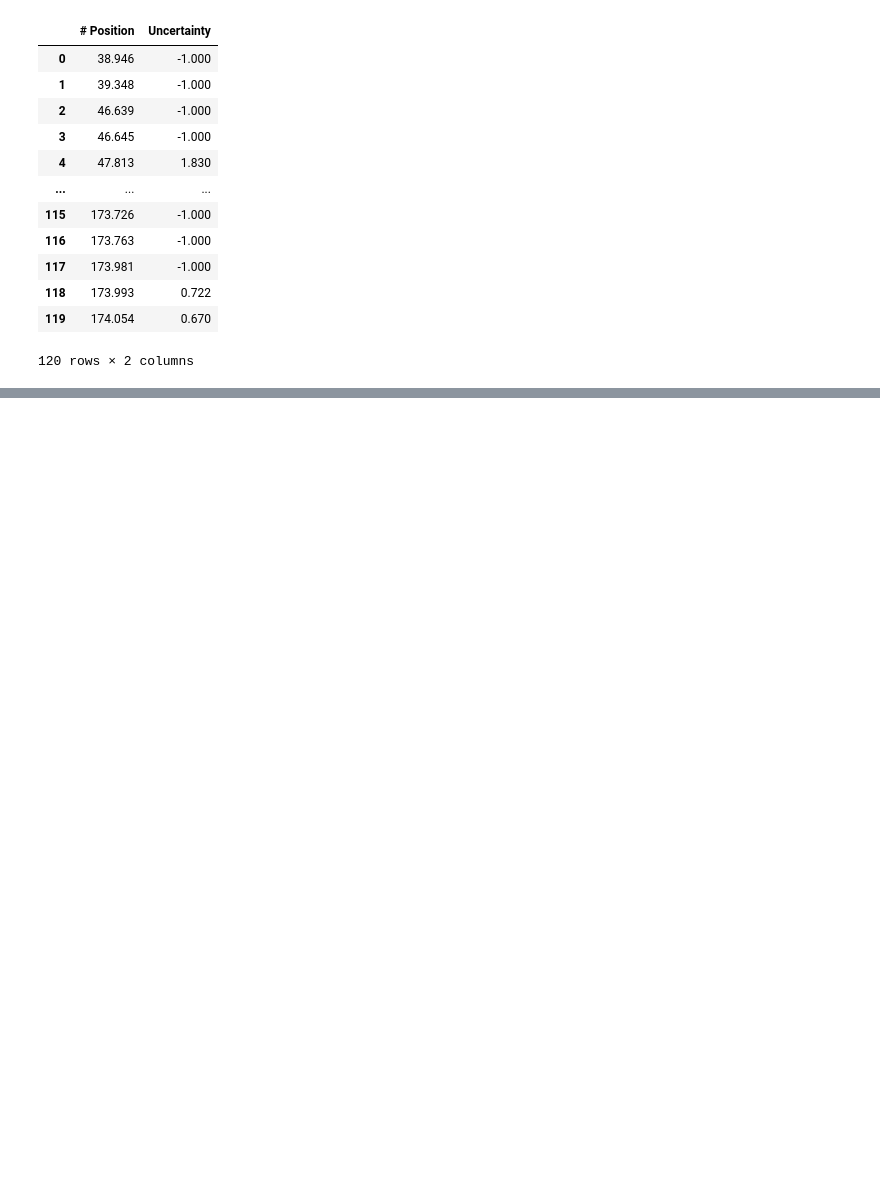
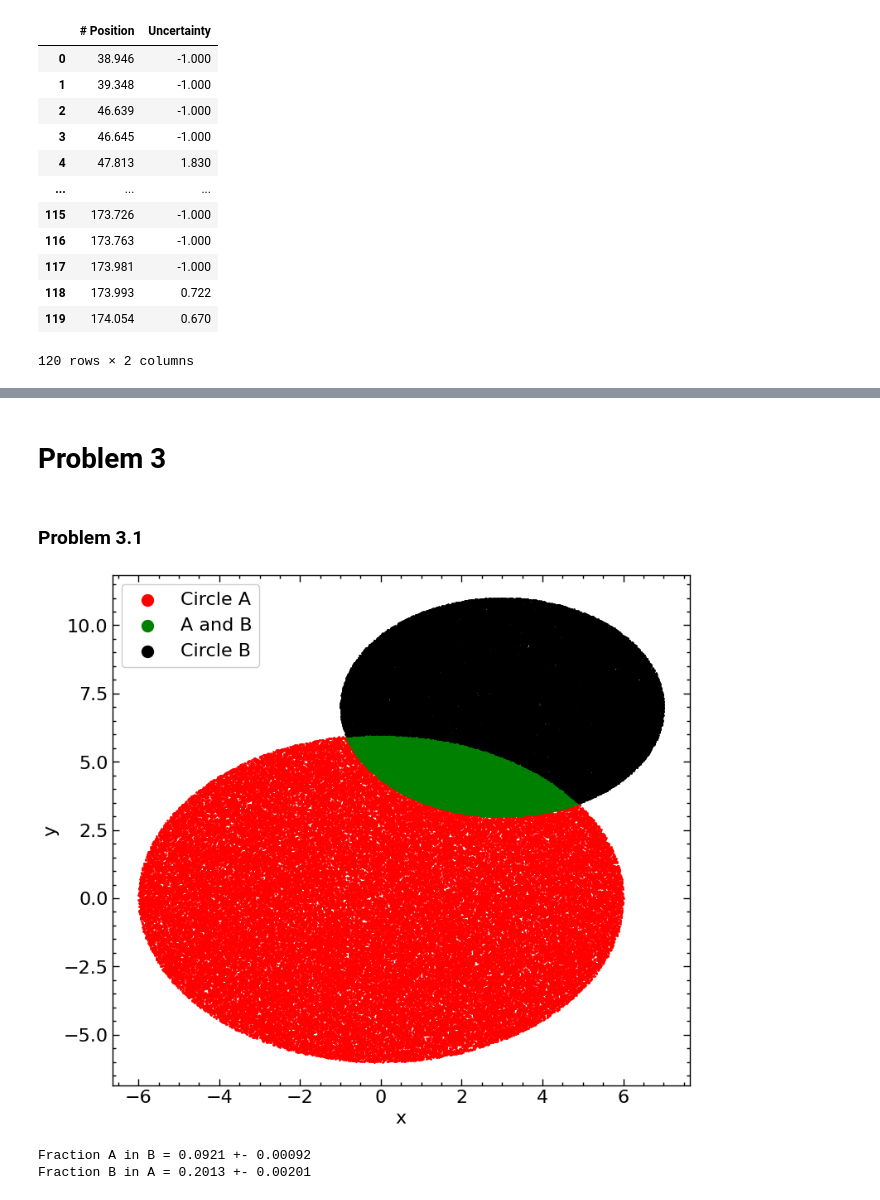
Before and after one commit to tobiassanta/AppStat2025, a Jupyter notebook: Problem Set/Problem Set.ipynb, the cells around one changed output, grey strips where cells are left out. Saved outputs shown, nothing was run; the diff lists cells and outputs as text; code cells hidden in the pictures; blank space fills up the shorter version.

```diff
--- a/Problem Set/Problem Set.ipynb
+++ b/Problem Set/Problem Set.ipynb
@@ -322,0 +519,62 @@ Before: 27 After: 27
+# %% [markdown]
+# Problem 3
+# %% [markdown]
+### Problem 3.1
+# %%
+N_exp      = 100
+N          = 100000
+
+#Circle parameters
+Ax, Ay, RA = 0, 0, 6
+Bx, By, RB = 3, 7, 4
+
+#Generation of points for circle A
+rA          = RA * np.sqrt(np.random.rand(N))
+theta_A     = 2 * np.pi * np.random.rand(N)
+xA          = Ax + rA * np.cos(theta_A)
+yA          = Ay + rA * np.sin(theta_A)
+
+#Generation of points for circle B
+rB          = RB * np.sqrt(np.random.rand(N))
+theta_B     = 2 * np.pi * np.random.rand(N)
+xB          = Bx + rB * np.cos(theta_B)
+yB          = By + rB * np.sin(theta_B)
+
+#List for multiple experiments
+fraction_A_in_B_list = np.array([])
+fraction_B_in_A_list = np.array([])
+
+for i in range(N_exp):
+    #Fraction of A overlapping B
+    inside_B                = (xA-Bx)**2 + (yA-By)**2 <= RB**2
+    fraction_A_in_B         = np.sum(inside_B)/N
+    fraction_A_in_B_list    = np.append(fraction_A_in_B_list, fraction_A_in_B)
+
+
+    #Fraction of B overlapping A
+    inside_A    = (xB-Ax)**2 + (yB-Ay)**2 <= RA**2
+    fraction_B_in_A     = np.sum(inside_A)/N
+    fraction_B_in_A_list    = np.append(fraction_B_in_A_list, fraction_B_in_A)
+
+
+# Check which points are also inside
+plt.figure(figsize = (9,8))
+plt.scatter(xA[~inside_B], yA[~inside_B], s=1, color='red', label='Circle A')
+plt.scatter(xA[inside_B], yA[inside_B], s=1, color='green', label='A and B')
+
+# Points in B
+plt.scatter(xB[inside_A], yB[inside_A], s=1, color='green')
+plt.scatter(xB[~inside_A], yB[~inside_A], s=1, color='black', label='Circle B')
+plt.xlabel('x')
+plt.ylabel('y')
+plt.legend(markerscale=10)
+plt.grid()
+plt.savefig('Problem 3.1.1.png', dpi = 300)
+plt.show()
+
+print(fr'Fraction A in B = {np.mean(fraction_A_in_B_list):.4f} +- {np.mean(fraction_A_in_B_list)/N_exp:.5f}')
+print(fr'Fraction B in A = {np.mean(fraction_B_in_A_list):.4f} +- {np.mean(fraction_B_in_A_list)/N_exp:.5f}')
+# %% [output]
+[figure, added]
+Fraction A in B = 0.0921 +- 0.00092
+Fraction B in A = 0.2013 +- 0.00201
```
Also changed, not shown: parts of 14 cells of this notebook.
